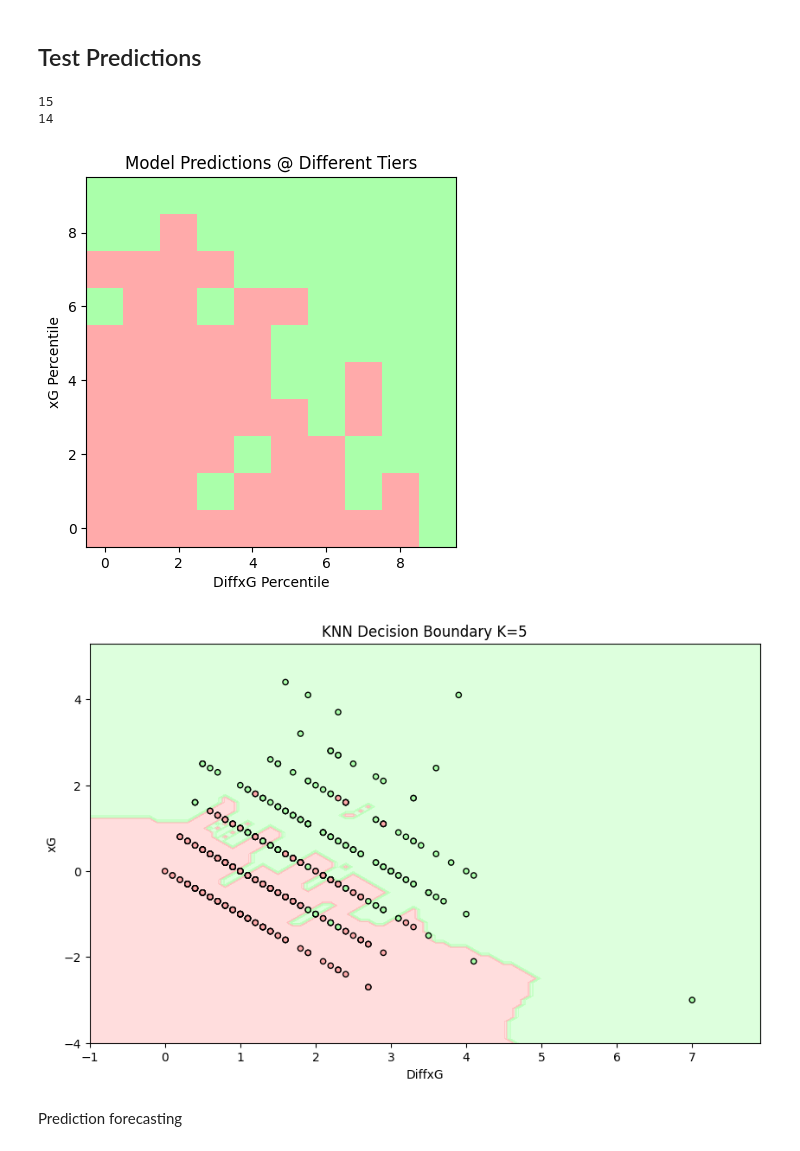
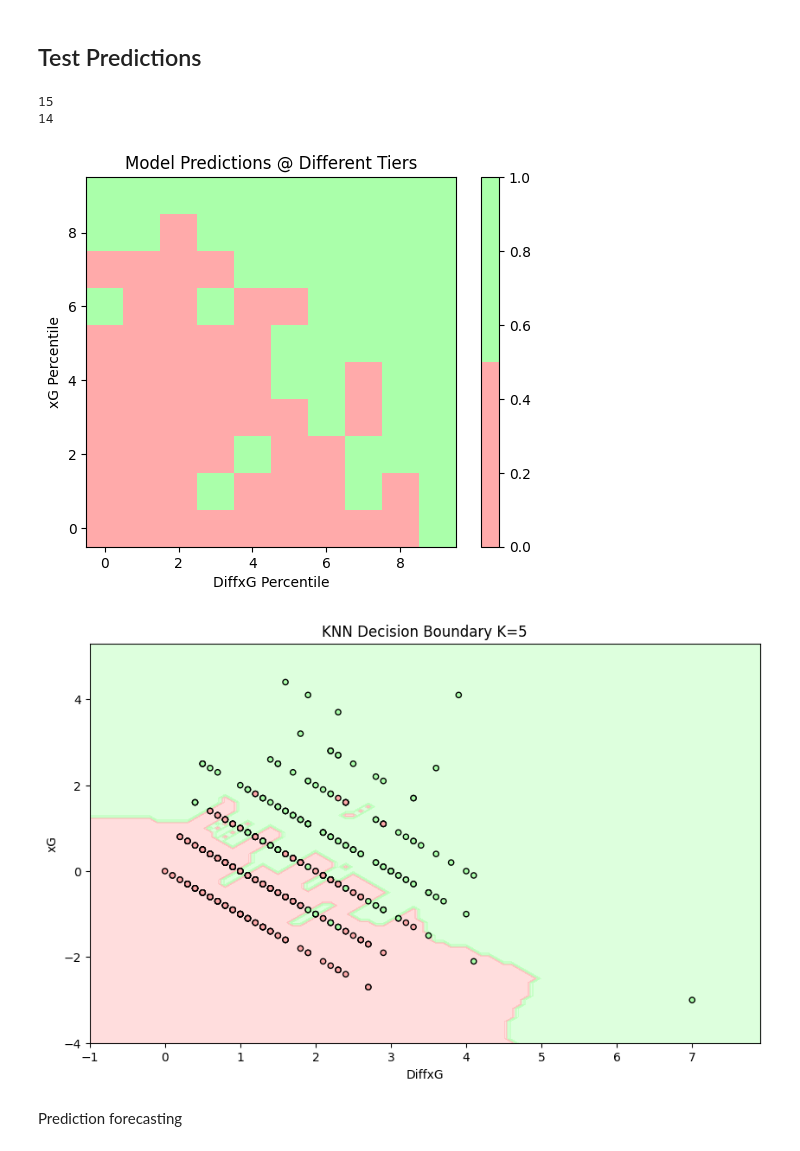
Before and after one commit to landenf/Expected-Soccer-Goals-ML, a Jupyter notebook: model.ipynb, the cells around one changed output. Cells and saved outputs as stored; diff of their text form; code cells hidden in the pictures.

```diff
--- a/model.ipynb
+++ b/model.ipynb
@@ -208,34 +223,35 @@ cmap_light = ListedColormap(['#FFAAAA', '#AAFFAA'])
 plt.imshow(predicted_results, cmap=cmap_light, interpolation='nearest')
 plt.gca().invert_yaxis()
 plt.xlabel('DiffxG Percentile')
 plt.ylabel('xG Percentile')
 plt.title('Model Predictions @ Different Tiers')
+plt.colorbar()
 plt.show()
 
 # Define plot boundaries based on the minimum and maximum values of the features
 x_min, x_max = X.iloc[:, 0].min() - 1, X.iloc[:, 0].max() + 1
 y_min, y_max = X.iloc[:, 1].min() - 1, X.iloc[:, 1].max() + 1
 
 # Generate a grid of points to plot the decision boundary
 xx, yy = np.meshgrid(np.arange(x_min, x_max, 0.1),
                      np.arange(y_min, y_max, 0.1))
 
 # Predict the labels for all points in the grid to visualize decision boundaries
 Z = knn.predict(np.c_[xx.ravel(), yy.ravel()])
 Z = Z.reshape(xx.shape)
 
 # Plot the decision boundary and the data points
 plt.figure(figsize=(10, 6))
 plt.contourf(xx, yy, Z, alpha=0.4, cmap=cmap_light)
 plt.scatter(X.iloc[:, 0], X.iloc[:, 1], c=y, cmap=cmap_light, s=20, edgecolors='k')
 plt.xlabel('DiffxG')
 plt.ylabel('xG')
 plt.title(f'KNN Decision Boundary K={N_Value}')
 plt.show()
 # %% [output]
 15
 14
-[figure, old version]
+[figure, new version]
 [figure]
 # %% [markdown]
 Prediction forecasting
```
Also changed, not shown: parts of 1 cell of this notebook.
